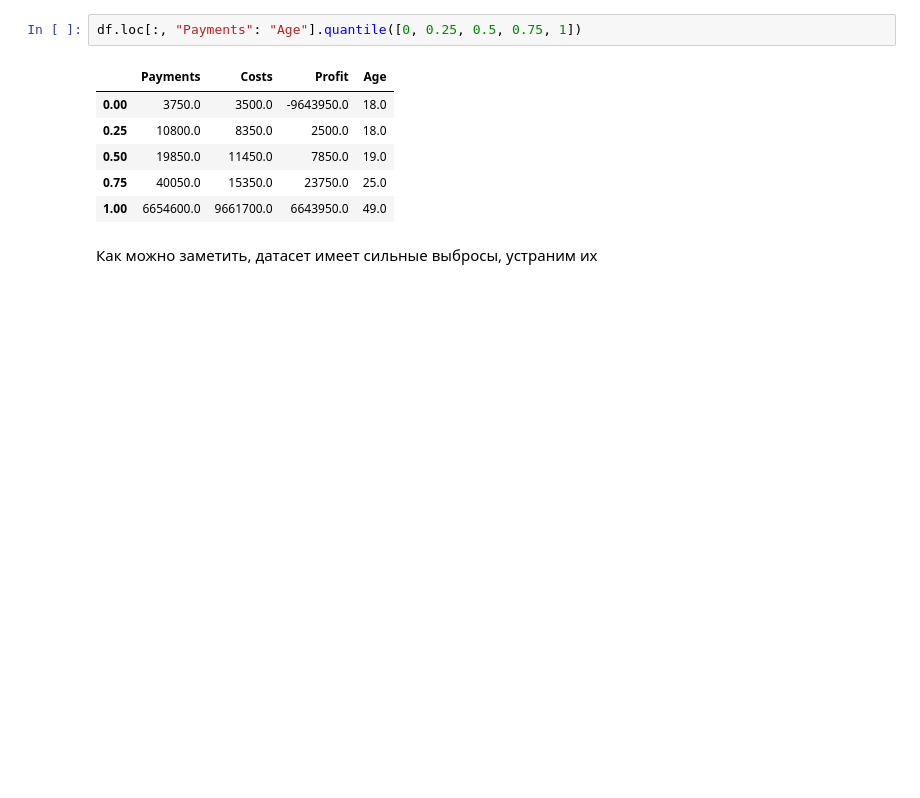
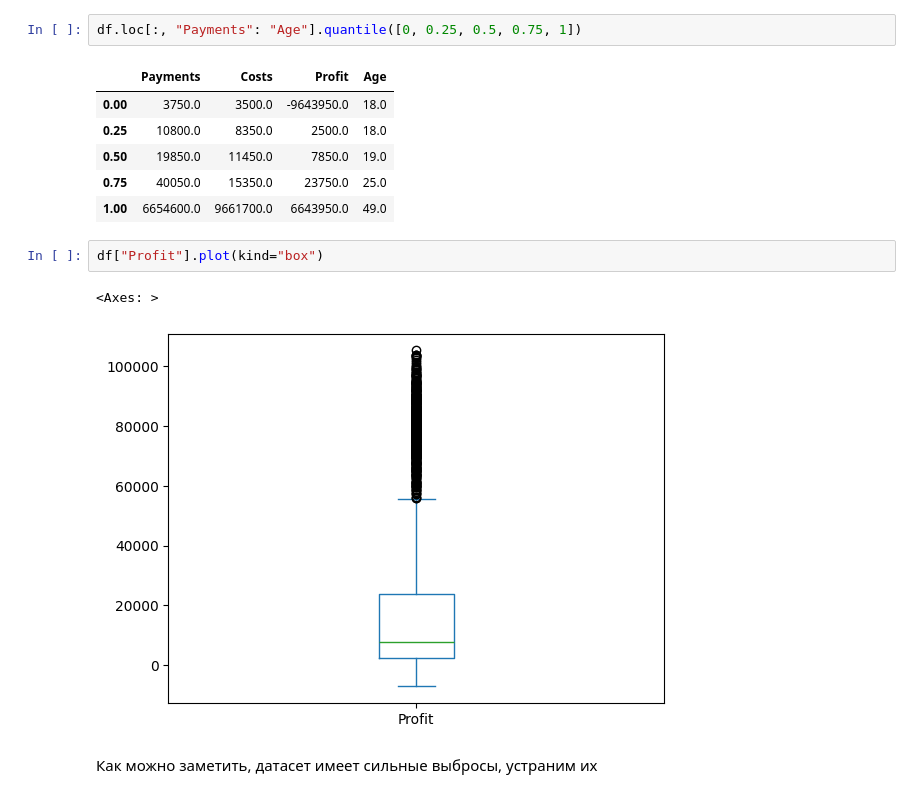
Before and after one commit to a1pha-dev/Cases-Math-Stats-Intro, a Jupyter notebook: src/main.ipynb, the cells around one changed output. Drawn from its saved outputs; the diff is of its cells as text; blank space fills up the shorter version.

```diff
--- a/src/main.ipynb
+++ b/src/main.ipynb
@@ -49,6 +49,11 @@ df.loc[:, "Payments": "Age"].quantile([0, 0.25, 0.5, 0.75, 1])
 | 0.50 | 19850.0 | 11450.0 | 7850.0 | 19.0 |
 | 0.75 | 40050.0 | 15350.0 | 23750.0 | 25.0 |
 | 1.00 | 6654600.0 | 9661700.0 | 6643950.0 | 49.0 |
+# %%
+df["Profit"].plot(kind="box")
+# %% [output]
+<Axes: >
+[figure, added]
 # %% [markdown]
 Как можно заметить, датасет имеет сильные выбросы, устраним их
 # %%
```
Also changed, not shown: parts of 8 cells of this notebook.
